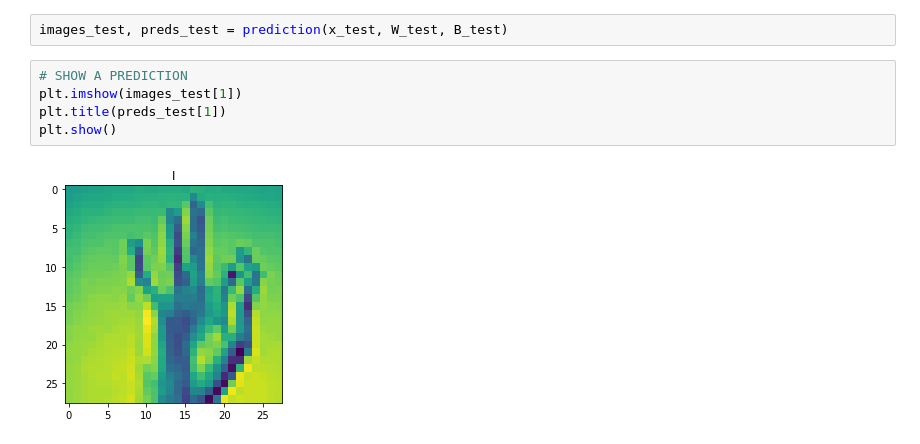
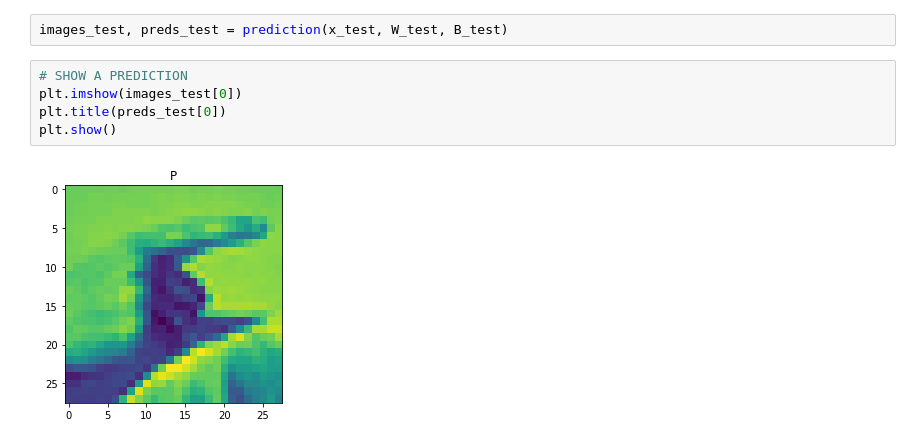
Before and after one commit to Catch-These-Signs/Sign-Language-Project, a Jupyter notebook: MLP.ipynb, the cells around one changed output. Saved outputs shown, nothing was run; the diff lists cells and outputs as text.

```diff
--- a/MLP.ipynb
+++ b/MLP.ipynb
@@ -306,8 +306,8 @@ plt.show()
 images_test, preds_test = prediction(x_test, W_test, B_test)
 # %%
 # SHOW A PREDICTION
-plt.imshow(images_test[1])
-plt.title(preds_test[1])
+plt.imshow(images_test[0])
+plt.title(preds_test[0])
 plt.show()
 # %% [output]
-[figure, old version]
+[figure, new version]
```
Also changed, not shown: parts of 2 cells of this notebook.
